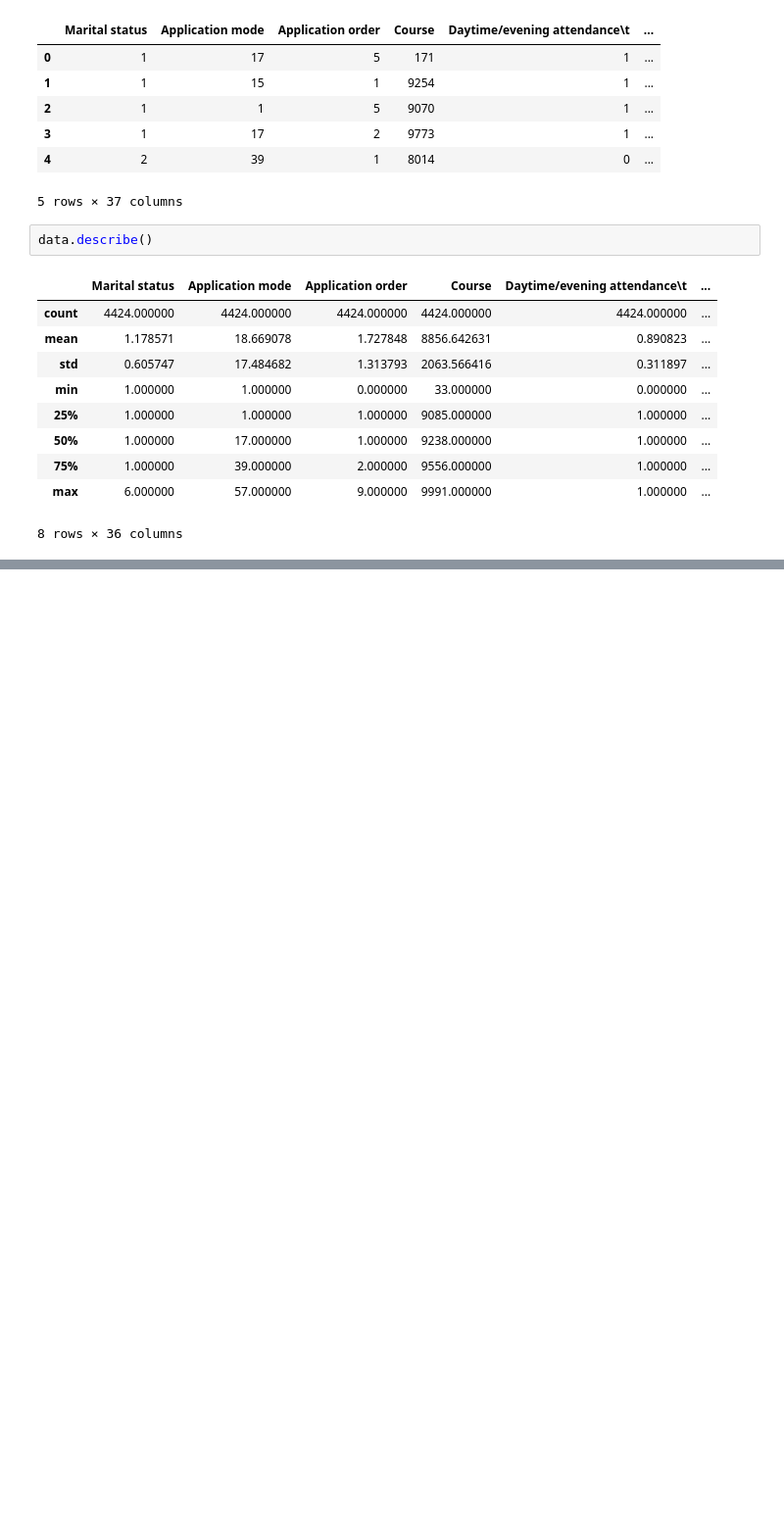
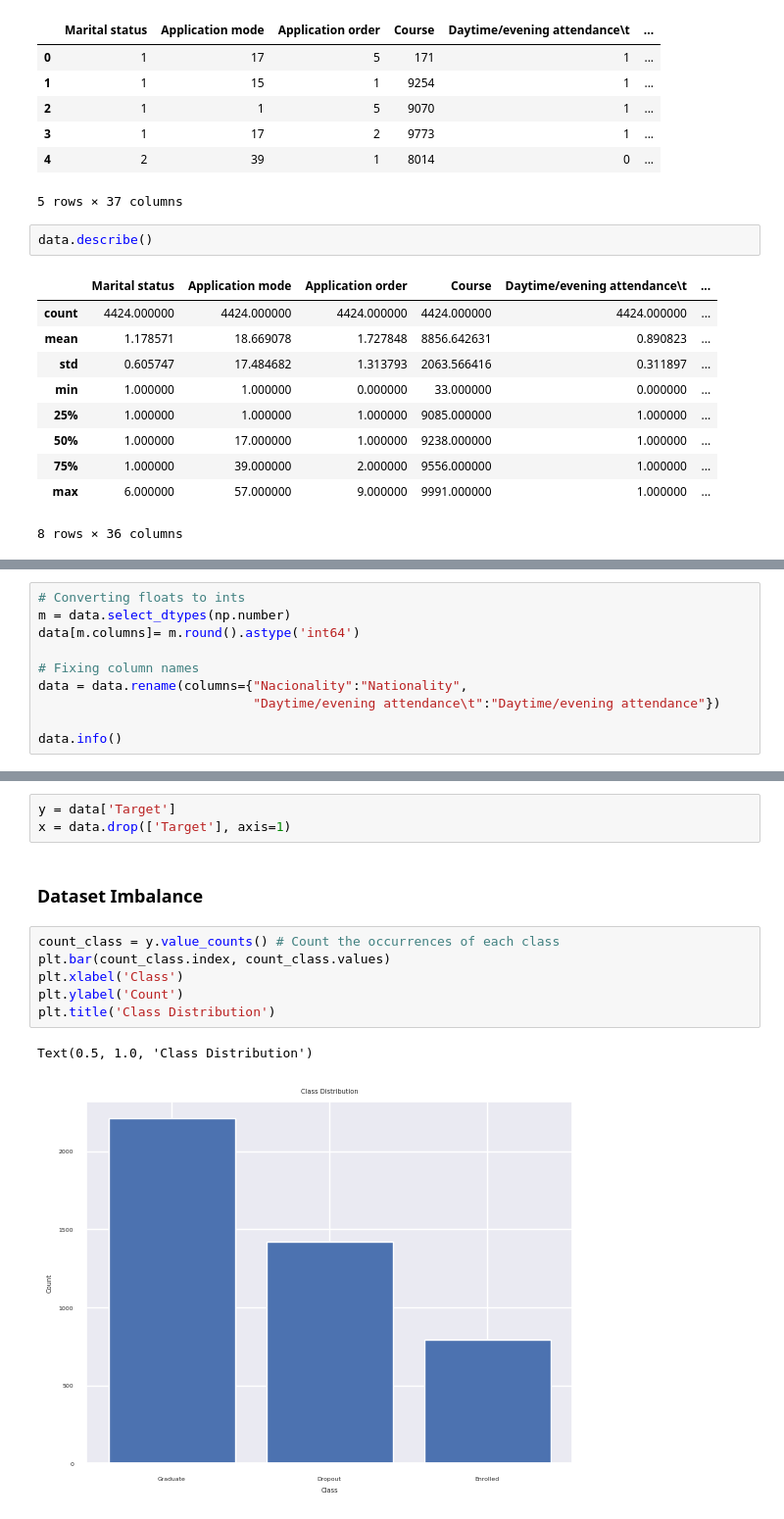
Before and after one commit to MSC-DS-Y1/Applied-Machine-Learning-Project, a Jupyter notebook: src/dataset/data_cleaning.ipynb, the cells around one changed output, grey strips where cells are left out. Shown at 98% size. Drawn from its saved outputs; the diff is of its cells as text; blank space fills up the shorter version.

```diff
--- a/src/dataset/data_cleaning.ipynb
+++ b/src/dataset/data_cleaning.ipynb
@@ -28,0 +53,10 @@ data.describe()
+# %%
+# Converting floats to ints
+m = data.select_dtypes(np.number)
+data[m.columns]= m.round().astype('int64')
+
+# Fixing column names
+data = data.rename(columns={"Nacionality":"Nationality",
+                            "Daytime/evening attendance\t":"Daytime/evening attendance"})
+
+data.info()
@@ -28,0 +81,14 @@ data.describe()
+# %%
+y = data['Target']
+x = data.drop(['Target'], axis=1)
+# %% [markdown]
+### Dataset Imbalance
+# %%
+count_class = y.value_counts() # Count the occurrences of each class
+plt.bar(count_class.index, count_class.values)
+plt.xlabel('Class')
+plt.ylabel('Count')
+plt.title('Class Distribution')
+# %% [output]
+Text(0.5, 1.0, 'Class Distribution')
+[figure, added]
```
Also changed, not shown: parts of 15 cells of this notebook.
